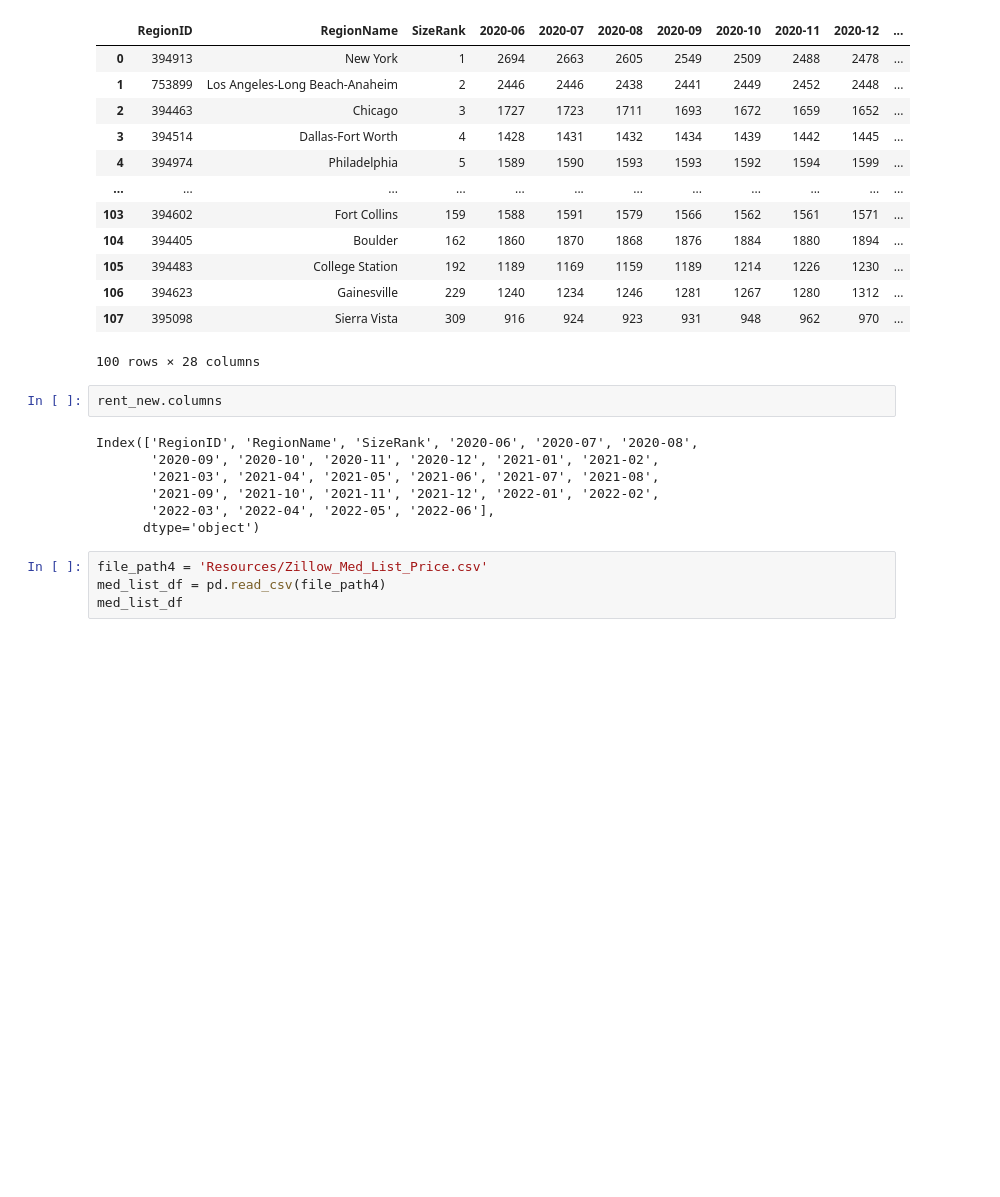
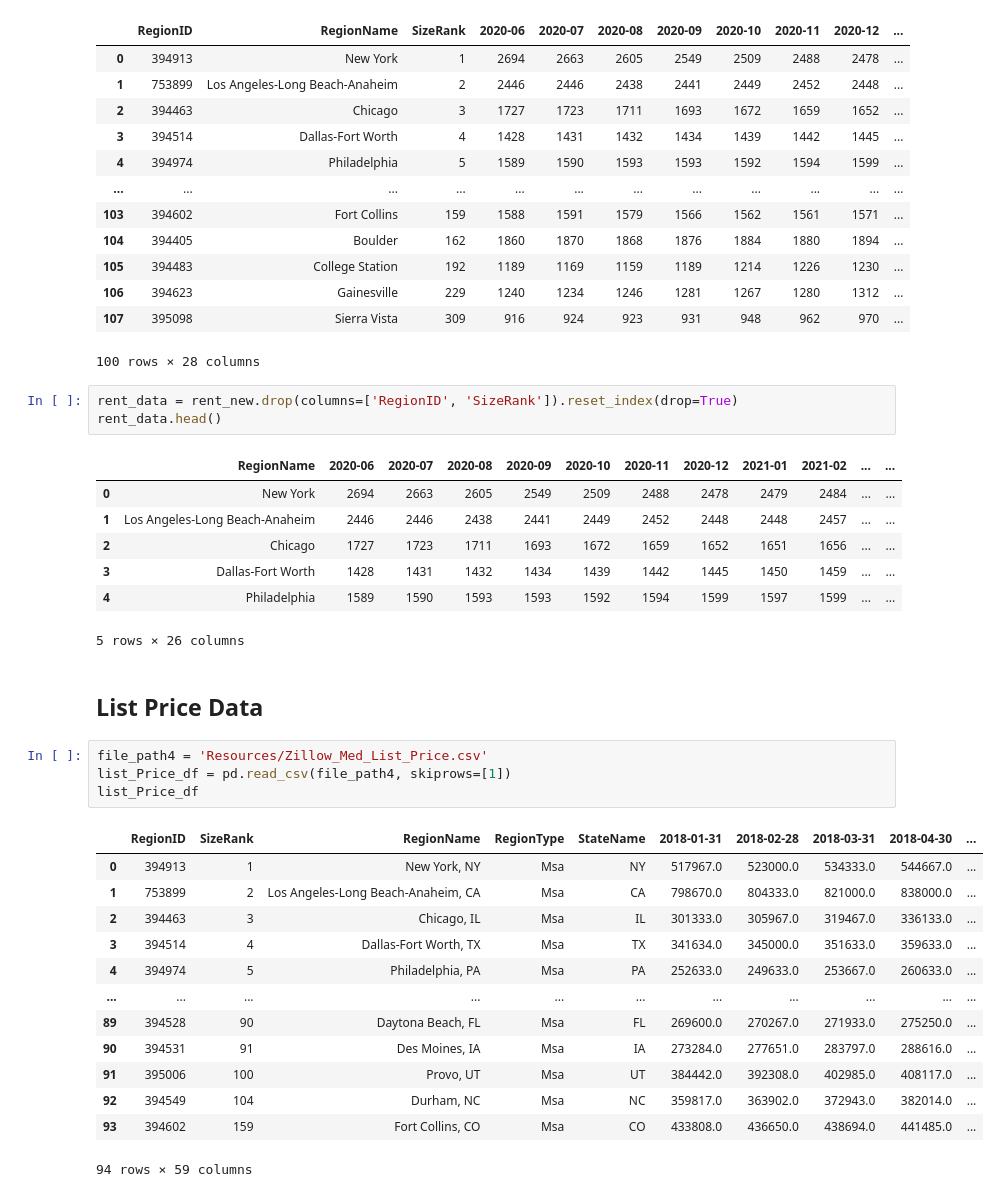
Before and after one commit to mein0819/Final_Project, a Jupyter notebook: Initial_Data_Exploration.ipynb, the cells around one changed output. Drawn from its saved outputs; the diff is of its cells as text; blank space fills up the shorter version.

```diff
--- a/Initial_Data_Exploration.ipynb
+++ b/Initial_Data_Exploration.ipynb
@@ -249,15 +280,34 @@ rent_new
 | 107 | 395098 | Sierra Vista | 309 | 916 | 924 | 923 | 931 | 948 | 962 | 970 | ... |
 100 rows × 28 columns
 # %%
-rent_new.columns
+rent_data = rent_new.drop(columns=['RegionID', 'SizeRank']).reset_index(drop=True)
+rent_data.head()
 # %% [output]
+|  | RegionName | 2020-06 | 2020-07 | 2020-08 | 2020-09 | 2020-10 | 2020-11 | 2020-12 | 2021-01 | 2021-02 | ... | ... |
+| 0 | New York | 2694 | 2663 | 2605 | 2549 | 2509 | 2488 | 2478 | 2479 | 2484 | ... | ... |
+| 1 | Los Angeles-Long Beach-Anaheim | 2446 | 2446 | 2438 | 2441 | 2449 | 2452 | 2448 | 2448 | 2457 | ... | ... |
+| 2 | Chicago | 1727 | 1723 | 1711 | 1693 | 1672 | 1659 | 1652 | 1651 | 1656 | ... | ... |
+| 3 | Dallas-Fort Worth | 1428 | 1431 | 1432 | 1434 | 1439 | 1442 | 1445 | 1450 | 1459 | ... | ... |
+| 4 | Philadelphia | 1589 | 1590 | 1593 | 1593 | 1592 | 1594 | 1599 | 1597 | 1599 | ... | ... |
-Index(['RegionID', 'RegionName', 'SizeRank', '2020-06', '2020-07', '2020-08',
-       '2020-09', '2020-10', '2020-11', '2020-12', '2021-01', '2021-02',
-       '2021-03', '2021-04', '2021-05', '2021-06', '2021-07', '2021-08',
-       '2021-09', '2021-10', '2021-11', '2021-12', '2022-01', '2022-02',
-       '2022-03', '2022-04', '2022-05', '2022-06'],
-      dtype='object')
+5 rows × 26 columns
+# %% [markdown]
+
+## List Price Data
 # %%
 file_path4 = 'Resources/Zillow_Med_List_Price.csv'
-med_list_df = pd.read_csv(file_path4)
-med_list_df
+list_Price_df = pd.read_csv(file_path4, skiprows=[1])
+list_Price_df
+# %% [output]
+|  | RegionID | SizeRank | RegionName | RegionType | StateName | 2018-01-31 | 2018-02-28 | 2018-03-31 | 2018-04-30 | ... |
+| 0 | 394913 | 1 | New York, NY | Msa | NY | 517967.0 | 523000.0 | 534333.0 | 544667.0 | ... |
+| 1 | 753899 | 2 | Los Angeles-Long Beach-Anaheim, CA | Msa | CA | 798670.0 | 804333.0 | 821000.0 | 838000.0 | ... |
+| 2 | 394463 | 3 | Chicago, IL | Msa | IL | 301333.0 | 305967.0 | 319467.0 | 336133.0 | ... |
+| 3 | 394514 | 4 | Dallas-Fort Worth, TX | Msa | TX | 341634.0 | 345000.0 | 351633.0 | 359633.0 | ... |
+| 4 | 394974 | 5 | Philadelphia, PA | Msa | PA | 252633.0 | 249633.0 | 253667.0 | 260633.0 | ... |
+| ... | ... | ... | ... | ... | ... | ... | ... | ... | ... | ... |
+| 89 | 394528 | 90 | Daytona Beach, FL | Msa | FL | 269600.0 | 270267.0 | 271933.0 | 275250.0 | ... |
+| 90 | 394531 | 91 | Des Moines, IA | Msa | IA | 273284.0 | 277651.0 | 283797.0 | 288616.0 | ... |
+| 91 | 395006 | 100 | Provo, UT | Msa | UT | 384442.0 | 392308.0 | 402985.0 | 408117.0 | ... |
+| 92 | 394549 | 104 | Durham, NC | Msa | NC | 359817.0 | 363902.0 | 372943.0 | 382014.0 | ... |
+| 93 | 394602 | 159 | Fort Collins, CO | Msa | CO | 433808.0 | 436650.0 | 438694.0 | 441485.0 | ... |
+94 rows × 59 columns
```
Also changed, not shown: parts of 29 cells of this notebook.
